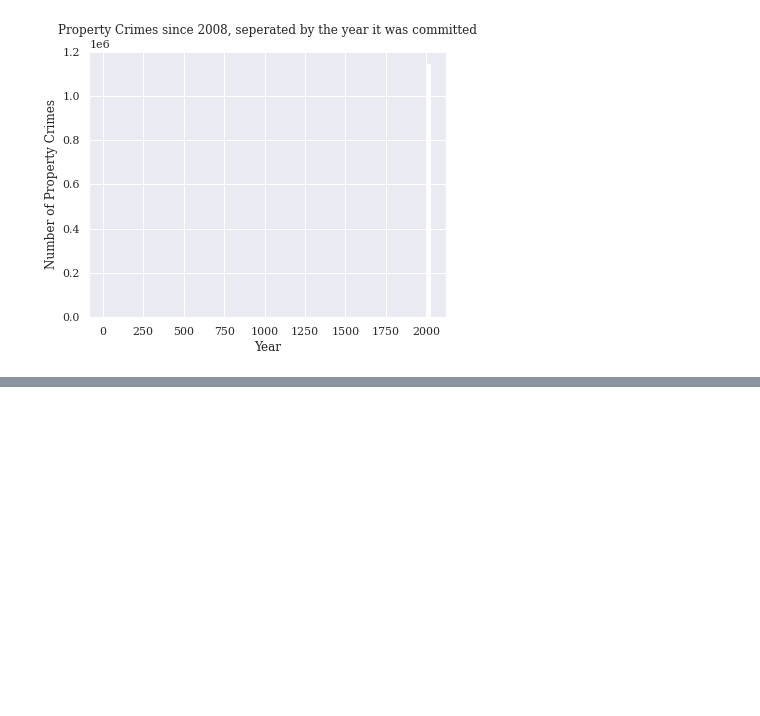
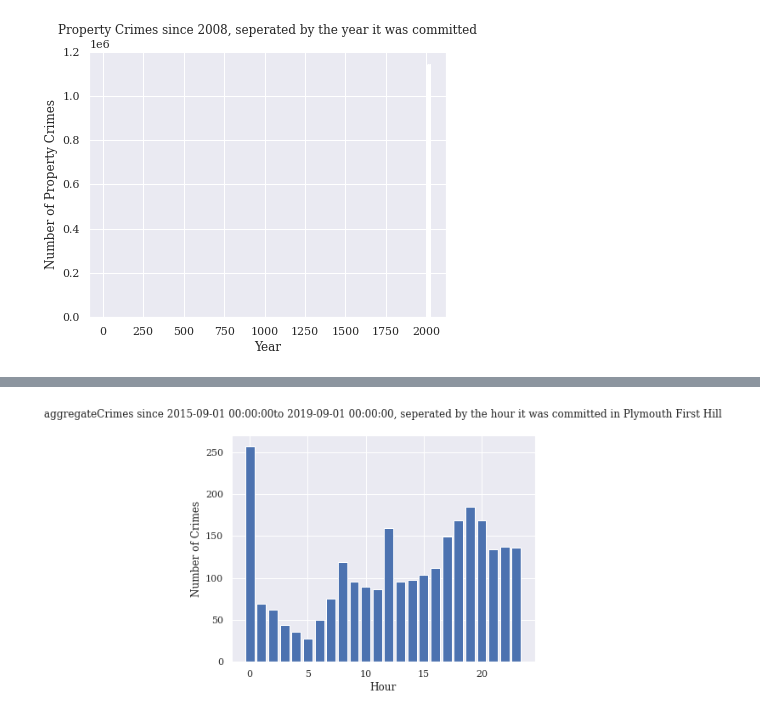
Before and after one commit to Nathangong-coder/Python-coding, a Jupyter notebook: Other Programming Work/Independent Study stuff/analysis.ipynb, the cells around one changed output, grey strips where cells are left out. Saved outputs shown, nothing was run; the diff lists cells and outputs as text; code cells hidden in the pictures; blank space fills up the shorter version.

```diff
--- a/Other Programming Work/Independent Study stuff/analysis.ipynb
+++ b/Other Programming Work/Independent Study stuff/analysis.ipynb
@@ -519,0 +600,28 @@ Name: month_year, dtype: period[M]
+# %%
+#analysis of crime at time of day, other interesting questions that I analyzed in big dataset -> over here now
+#this is by different hours of the day
+
+# Count the number of rows where 'A' equals the value
+numberCounterArray=np.arange(24)
+LocationTimeAggregateHourSumArray=np.arange(24)
+for i in range(24):
+    LocationTimeAggregateHourSumArray[i] = (LocationTime_df['Hour'] == i).sum()
+
+
+# Create a bar graph
+plt.bar(numberCounterArray, LocationTimeAggregateHourSumArray)
+
+# Add title and labels
+if meterRadius==True:
+    plt.title('Data of crime in from '+homelessShelterName+' '+plottingstartFilter+' to ' +plottingendFilter+' within a '+HundredsMeterRadius+'00 meter radius')
+else:
+    plt.title('Data of crime in from '+homelessShelterName+' '+plottingstartFilter+' to ' +plottingendFilter+" in "+locationPrinter)
+
+plt.title(crimeType+'Crimes since '+plottingstartFilter +'to '+plottingendFilter+', seperated by the hour it was committed in '+homelessShelterName)
+plt.xlabel('Hour')
+plt.ylabel('Number of Crimes')
+
+# Show the plot
+plt.show()
+# %% [output]
+[figure, added]
```
Also changed, not shown: parts of 27 cells of this notebook, 2 other files.
